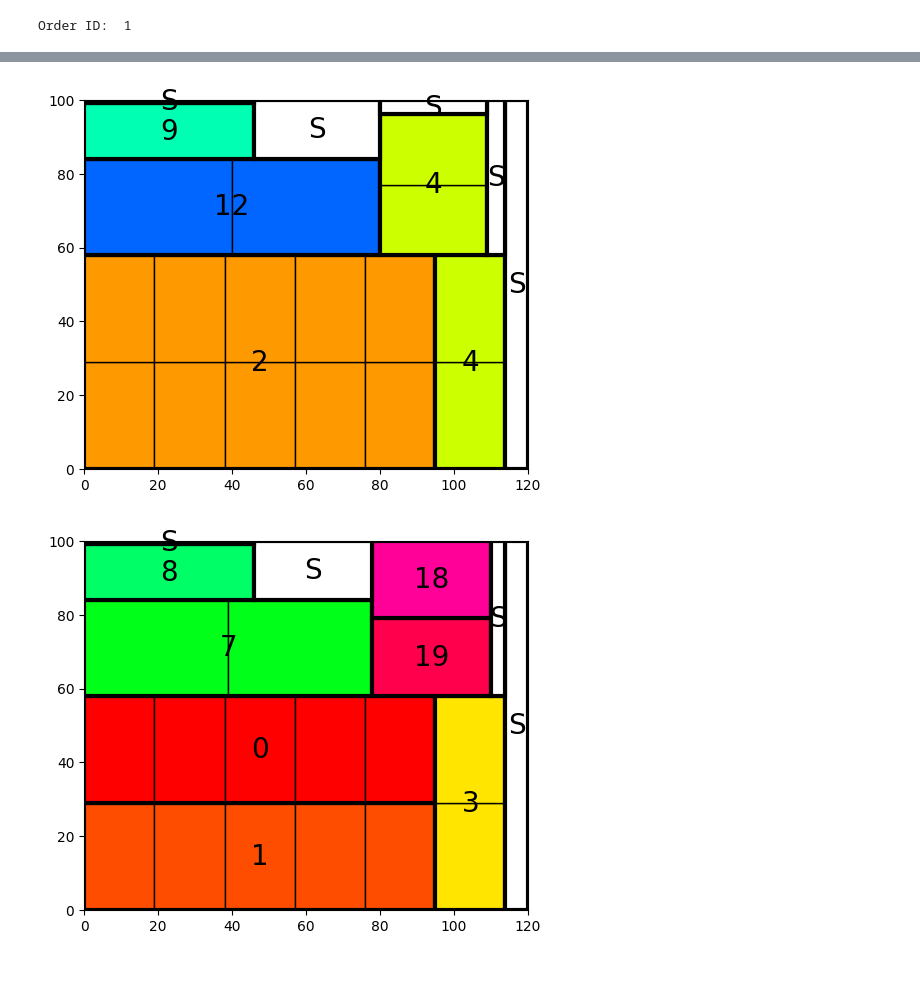
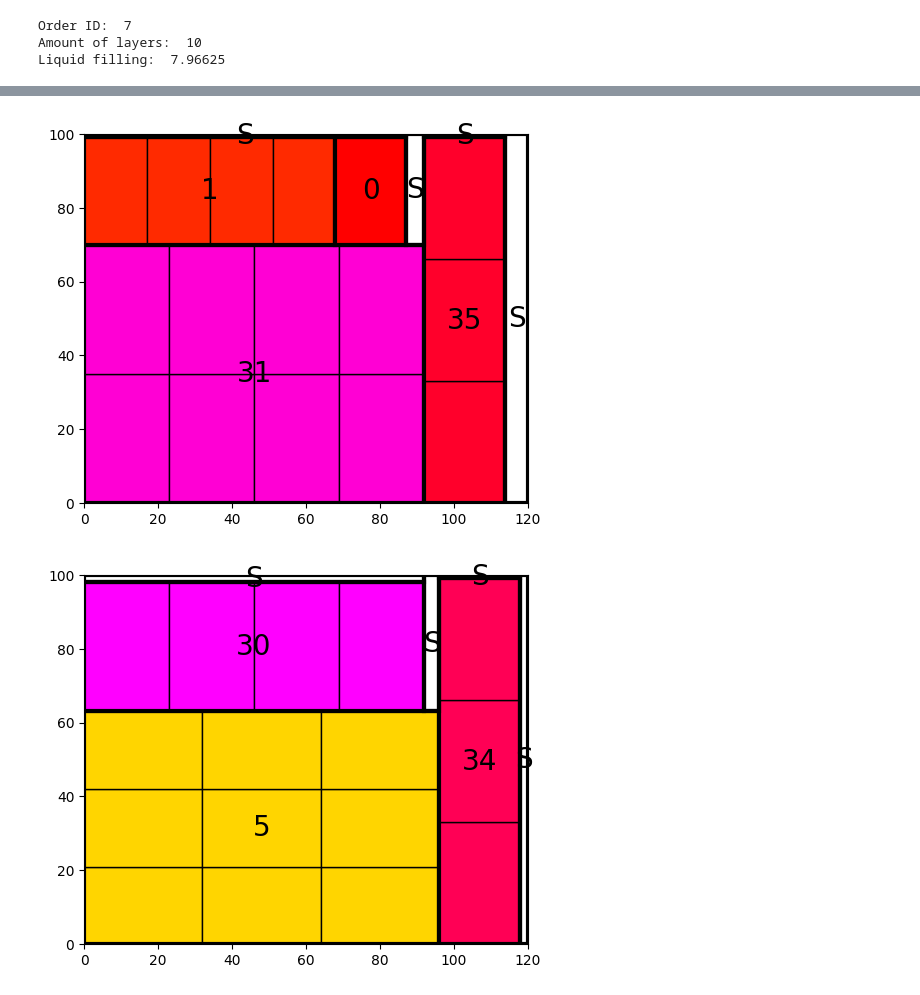
Before and after one commit to RobbeDelporte/BinPacker2D, a Jupyter notebook: packer.ipynb, the cells around one changed output, grey strips where cells are left out. Saved outputs shown, nothing was run; the diff lists cells and outputs as text; code cells hidden in the pictures.

```diff
--- a/packer.ipynb
+++ b/packer.ipynb
@@ -72,14 +71,20 @@ plt.show()
 # %%
 # interesting_orders = [1,2151,2421,306,1188]
-interesting_orders = [1]
+interesting_orders = [7]
 # %%
 order_ids = interesting_orders
 
 for order_id in order_ids:
+    order = df[df["Order_ID"] == order_id]
     print("Order ID: ", order_id)
-    order = df[df["Order_ID"] == order_id]
+    liquid_filling = (order["Quantity"] * order["L"] * order["W"]).sum() / (100*120)
     packer = Packer(order)
     packer.pack()
+
+    print("Amount of layers: ", len(packer.packed_items.layers))
+    print("Liquid filling: ", liquid_filling)
     packer.visualise()
 # %% [output]
-Order ID:  1
+Order ID:  7
+Amount of layers:  10
+Liquid filling:  7.96625
@@ -87,2 +92,2 @@ Order ID:  1
-[figure, old version]
+[figure, new version]
-[figure, old version]
+[figure, new version]
```
Also changed, not shown: parts of 8 cells of this notebook, 4 other files.
